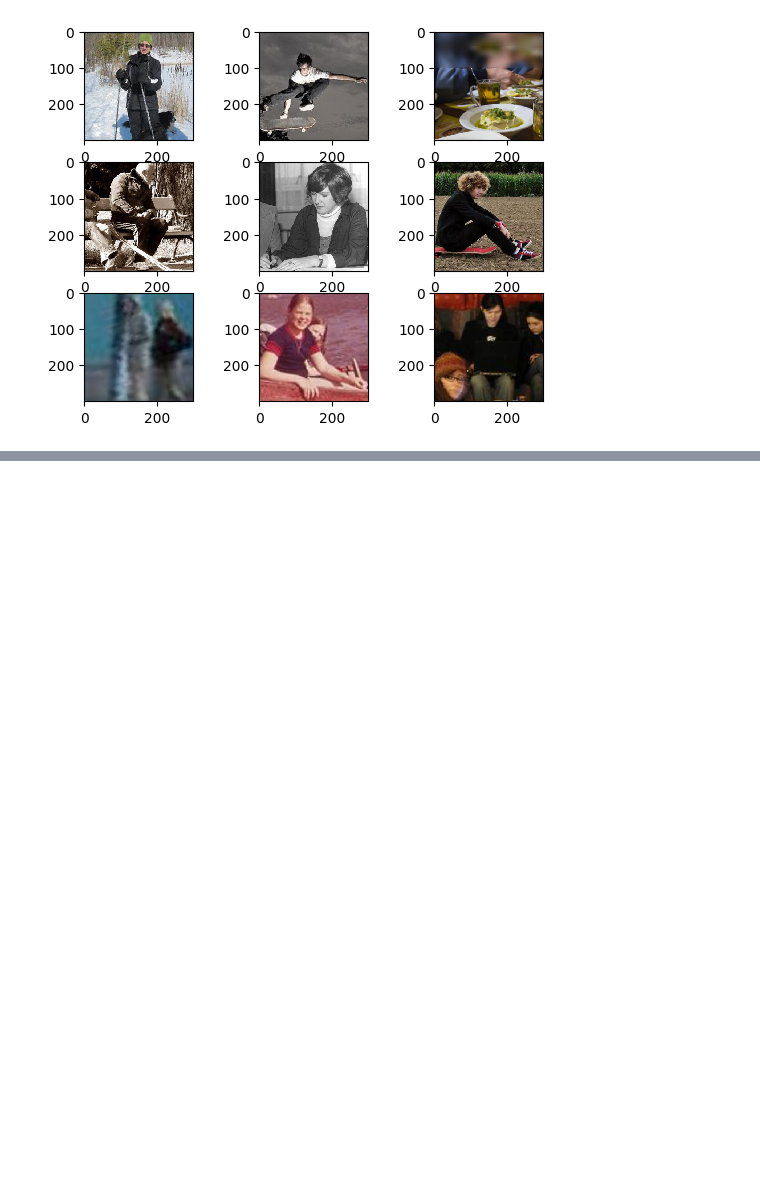
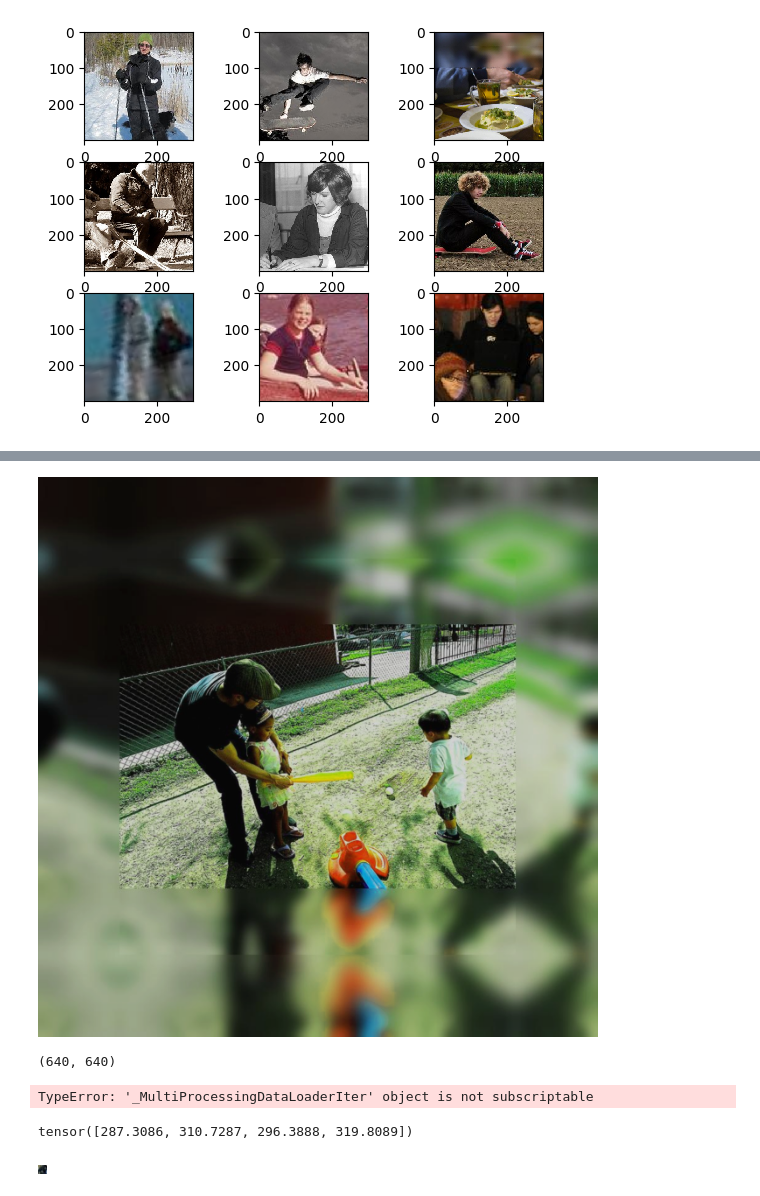
Before and after one commit to lukasz-staniszewski/focus-convolutional-neural-network, a Jupyter notebook: notebooks/diff_transforms/diff_with_focus.ipynb, the cells around one changed output, grey strips where cells are left out. Cells and saved outputs as stored; diff of their text form; code cells hidden in the pictures; blank space fills up the shorter version.

```diff
--- a/notebooks/diff_transforms/diff_with_focus.ipynb
+++ b/notebooks/diff_transforms/diff_with_focus.ipynb
@@ -146,0 +200,20 @@ for i in range(tf_module_2_out.shape[0]):
+# %%
+T.ToPILImage()(image[3,:].squeeze())
+# %% [output]
+[figure, added]
+# %%
+T.ToPILImage()(image[3,:].squeeze()).size
+# %% [output]
+(640, 640)
+# %%
+bbox = data['bbox'][idx_start:idx_end][pos][5,:]
+# %% [output]
+TypeError: '_MultiProcessingDataLoaderIter' object is not subscriptable
+# %%
+bbox
+# %% [output]
+tensor([287.3086, 310.7287, 296.3888, 319.8089])
+# %%
+T.ToPILImage()(image[5,:].squeeze()).crop(bbox.tolist())
+# %% [output]
+[figure, added]
```
Also changed, not shown: parts of 10 cells of this notebook, 17 other files.
